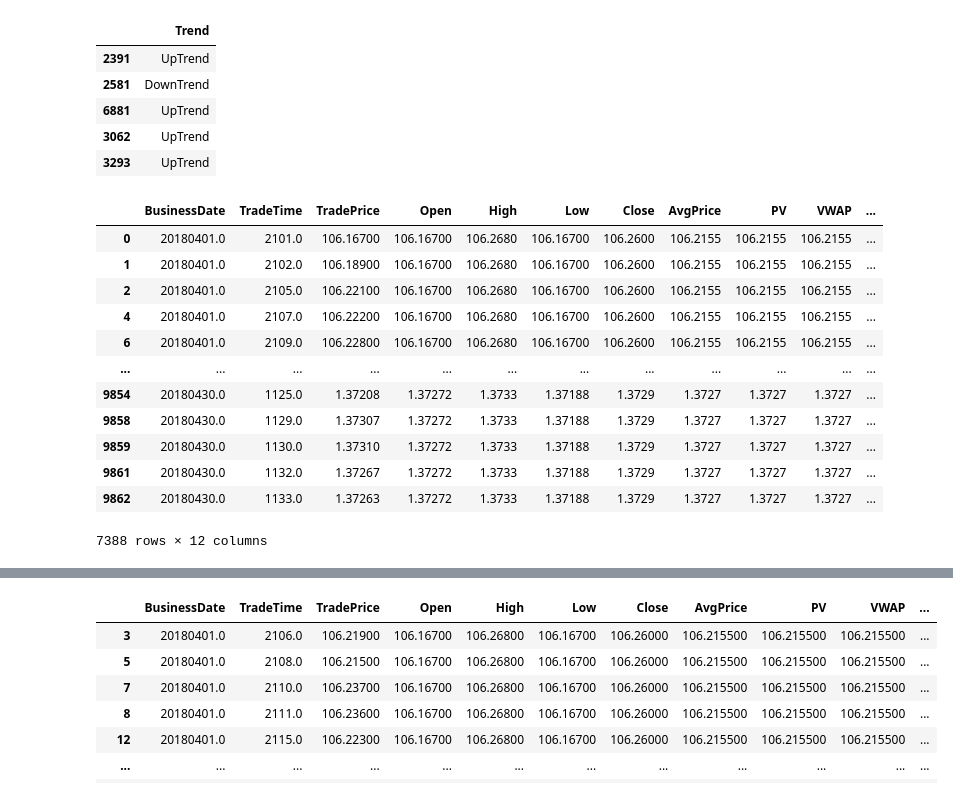
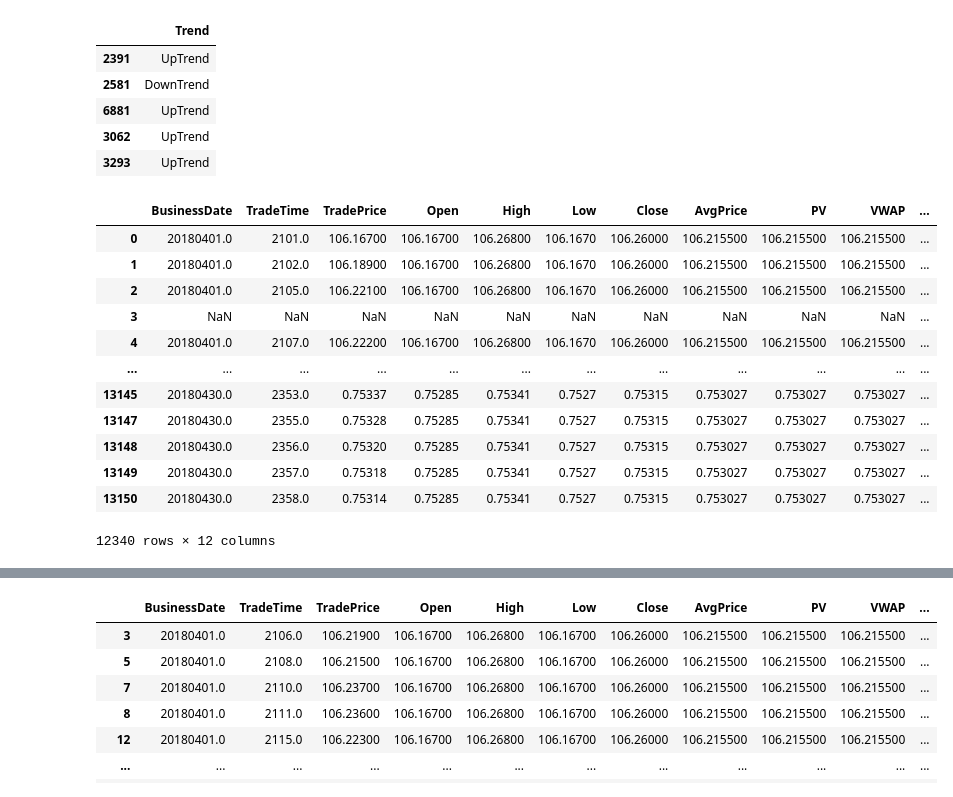
Before and after one commit to vadaliah/CS5260, a Jupyter notebook: VWAP ML Model Assignment5.ipynb, the cells around one changed output, grey strips where cells are left out. Drawn from its saved outputs; the diff is of its cells as text; code cells hidden in the pictures.

```diff
--- a/VWAP ML Model Assignment5.ipynb
+++ b/VWAP ML Model Assignment5.ipynb
@@ -325,31 +325,31 @@ from sklearn.metrics import classification_report, confusion_matrix, ConfusionMa
 # %%
 # Encode the target as well since it's categorical - we can also transform the target column using pandas
 # OneHotEncoder() for categorical feature
 le = LabelEncoder()
 
 ticker_le = le.fit_transform(X_train['Ticker'])
 ticker_le_df = pd.DataFrame(ticker_le, columns=["TickerEncoder"])
 X_train_transformed=pd.concat([X_train, ticker_le_df], axis=1)
-X_train_transformed=X_train_transformed.dropna()
+# X_train_transformed=X_train_transformed.dropna()
 X_train_transformed=X_train_transformed.drop(columns=["Ticker"])
 
 timeBucket_le = le.fit_transform(X_train['TimeBucket'])
 timeBucket_le_df = pd.DataFrame(ticker_le, columns=["TimeBucketEncoder"])
 X_train_transformed=pd.concat([X_train_transformed, timeBucket_le_df], axis=1)
-X_train_transformed=X_train_transformed.dropna()
+# X_train_transformed=X_train_transformed.dropna()
 X_train_transformed=X_train_transformed.drop(columns=["TimeBucket"])
 X_train_transformed
 # %% [output]
 |  | BusinessDate | TradeTime | TradePrice | Open | High | Low | Close | AvgPrice | PV | VWAP | ... |
-| 0 | 20180401.0 | 2101.0 | 106.16700 | 106.16700 | 106.2680 | 106.16700 | 106.2600 | 106.2155 | 106.2155 | 106.2155 | ... |
-| 1 | 20180401.0 | 2102.0 | 106.18900 | 106.16700 | 106.2680 | 106.16700 | 106.2600 | 106.2155 | 106.2155 | 106.2155 | ... |
-| 2 | 20180401.0 | 2105.0 | 106.22100 | 106.16700 | 106.2680 | 106.16700 | 106.2600 | 106.2155 | 106.2155 | 106.2155 | ... |
-| 4 | 20180401.0 | 2107.0 | 106.22200 | 106.16700 | 106.2680 | 106.16700 | 106.2600 | 106.2155 | 106.2155 | 106.2155 | ... |
-| 6 | 20180401.0 | 2109.0 | 106.22800 | 106.16700 | 106.2680 | 106.16700 | 106.2600 | 106.2155 | 106.2155 | 106.2155 | ... |
+| 0 | 20180401.0 | 2101.0 | 106.16700 | 106.16700 | 106.26800 | 106.1670 | 106.26000 | 106.215500 | 106.215500 | 106.215500 | ... |
+| 1 | 20180401.0 | 2102.0 | 106.18900 | 106.16700 | 106.26800 | 106.1670 | 106.26000 | 106.215500 | 106.215500 | 106.215500 | ... |
+| 2 | 20180401.0 | 2105.0 | 106.22100 | 106.16700 | 106.26800 | 106.1670 | 106.26000 | 106.215500 | 106.215500 | 106.215500 | ... |
+| 3 | NaN | NaN | NaN | NaN | NaN | NaN | NaN | NaN | NaN | NaN | ... |
+| 4 | 20180401.0 | 2107.0 | 106.22200 | 106.16700 | 106.26800 | 106.1670 | 106.26000 | 106.215500 | 106.215500 | 106.215500 | ... |
 | ... | ... | ... | ... | ... | ... | ... | ... | ... | ... | ... | ... |
-| 9854 | 20180430.0 | 1125.0 | 1.37208 | 1.37272 | 1.3733 | 1.37188 | 1.3729 | 1.3727 | 1.3727 | 1.3727 | ... |
-| 9858 | 20180430.0 | 1129.0 | 1.37307 | 1.37272 | 1.3733 | 1.37188 | 1.3729 | 1.3727 | 1.3727 | 1.3727 | ... |
-| 9859 | 20180430.0 | 1130.0 | 1.37310 | 1.37272 | 1.3733 | 1.37188 | 1.3729 | 1.3727 | 1.3727 | 1.3727 | ... |
-| 9861 | 20180430.0 | 1132.0 | 1.37267 | 1.37272 | 1.3733 | 1.37188 | 1.3729 | 1.3727 | 1.3727 | 1.3727 | ... |
-| 9862 | 20180430.0 | 1133.0 | 1.37263 | 1.37272 | 1.3733 | 1.37188 | 1.3729 | 1.3727 | 1.3727 | 1.3727 | ... |
+| 13145 | 20180430.0 | 2353.0 | 0.75337 | 0.75285 | 0.75341 | 0.7527 | 0.75315 | 0.753027 | 0.753027 | 0.753027 | ... |
+| 13147 | 20180430.0 | 2355.0 | 0.75328 | 0.75285 | 0.75341 | 0.7527 | 0.75315 | 0.753027 | 0.753027 | 0.753027 | ... |
+| 13148 | 20180430.0 | 2356.0 | 0.75320 | 0.75285 | 0.75341 | 0.7527 | 0.75315 | 0.753027 | 0.753027 | 0.753027 | ... |
+| 13149 | 20180430.0 | 2357.0 | 0.75318 | 0.75285 | 0.75341 | 0.7527 | 0.75315 | 0.753027 | 0.753027 | 0.753027 | ... |
+| 13150 | 20180430.0 | 2358.0 | 0.75314 | 0.75285 | 0.75341 | 0.7527 | 0.75315 | 0.753027 | 0.753027 | 0.753027 | ... |
-7388 rows × 12 columns
+12340 rows × 12 columns
```
Also changed, not shown: parts of 9 cells of this notebook.
